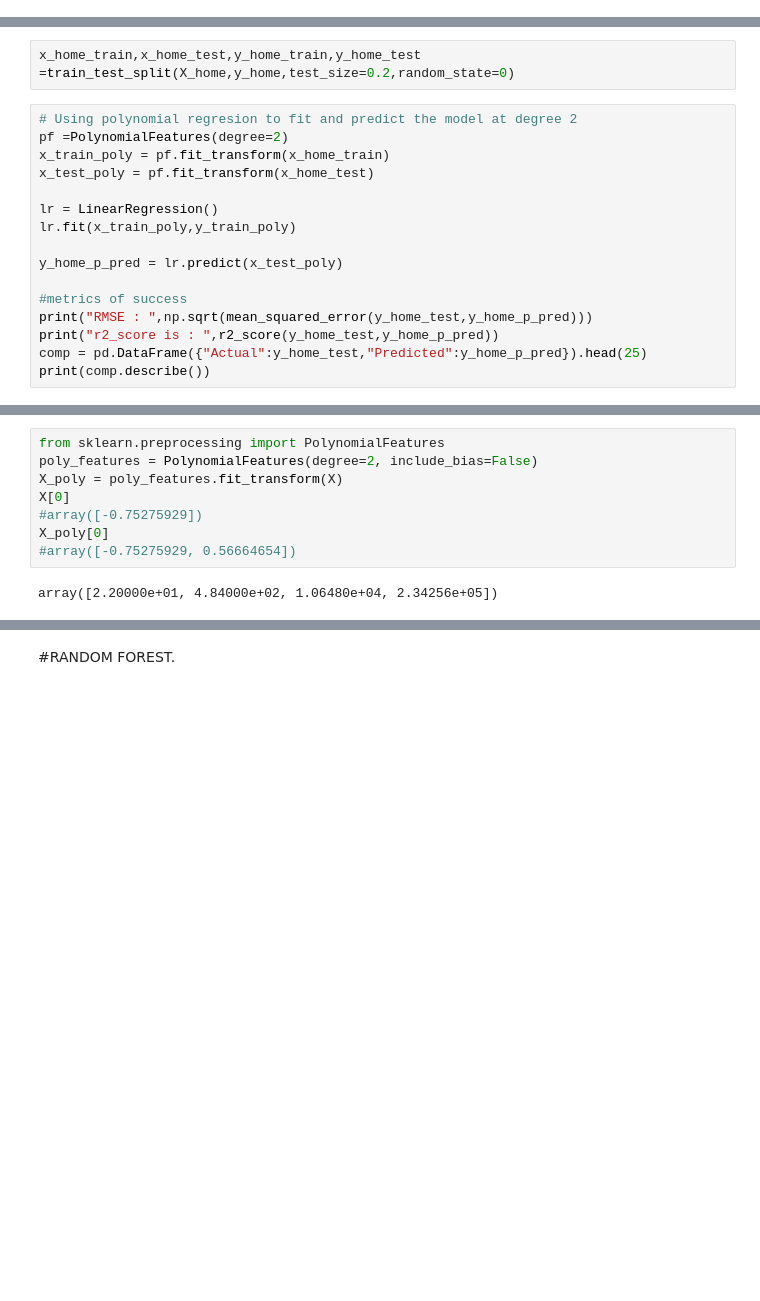
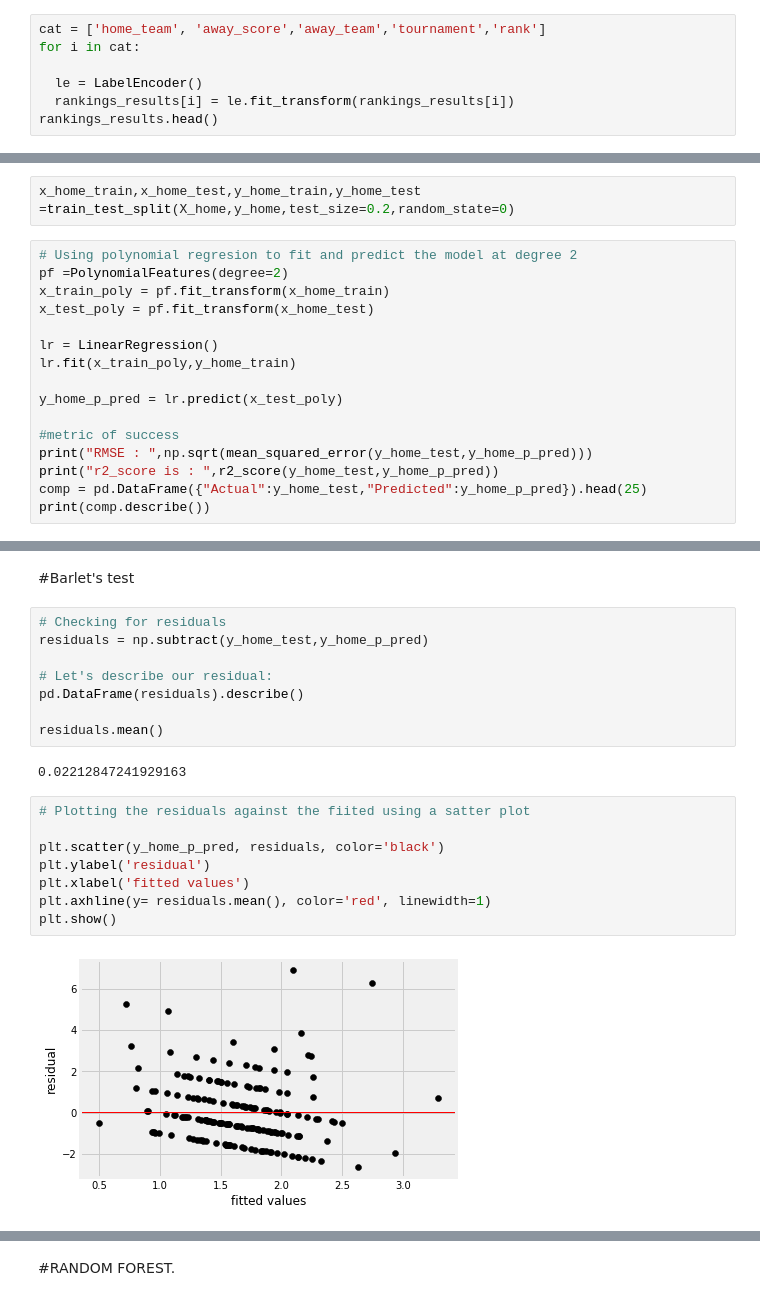
Before and after one commit to theBuluku/mchezo-limited, a Jupyter notebook: Mchezo_Pesa_Limited_.ipynb, the cells around one changed output, grey strips where cells are left out. Saved outputs shown, nothing was run; the diff lists cells and outputs as text; blank space fills up the shorter version.

```diff
--- a/Mchezo_Pesa_Limited_.ipynb
+++ b/Mchezo_Pesa_Limited_.ipynb
@@ -321,2 +340,9 @@ rankings_results.head(6)
 # %% [markdown]
 #POLYNOMIAL REGRESSION.
+# %%
+cat = ['home_team', 'away_score','away_team','tournament','rank']
+for i in cat:
+
+  le = LabelEncoder()
+  rankings_results[i] = le.fit_transform(rankings_results[i])
+rankings_results.head()
@@ -333,11 +366,11 @@ x_train_poly = pf.fit_transform(x_home_train)
 x_test_poly = pf.fit_transform(x_home_test)
 
 lr = LinearRegression()
-lr.fit(x_train_poly,y_train_poly)
+lr.fit(x_train_poly,y_home_train)
 
 y_home_p_pred = lr.predict(x_test_poly)
 
-#metrics of success
+#metric of success
 print("RMSE : ",np.sqrt(mean_squared_error(y_home_test,y_home_p_pred)))
 print("r2_score is : ",r2_score(y_home_test,y_home_p_pred))
 comp = pd.DataFrame({"Actual":y_home_test,"Predicted":y_home_p_pred}).head(25)
@@ -345,10 +390,22 @@ print(comp.describe())
-# %%
-from sklearn.preprocessing import PolynomialFeatures
-poly_features = PolynomialFeatures(degree=2, include_bias=False)
-X_poly = poly_features.fit_transform(X)
-X[0]
-#array([-0.75275929])
-X_poly[0]
-#array([-0.75275929, 0.56664654])
-# %% [output]
-array([2.20000e+01, 4.84000e+02, 1.06480e+04, 2.34256e+05])
+# %% [markdown]
+#Barlet's test
+# %%
+# Checking for residuals
+residuals = np.subtract(y_home_test,y_home_p_pred)
+
+# Let's describe our residual:
+pd.DataFrame(residuals).describe()
+
+residuals.mean()
+# %% [output]
+0.02212847241929163
+# %%
+# Plotting the residuals against the fiited using a satter plot
+
+plt.scatter(y_home_p_pred, residuals, color='black')
+plt.ylabel('residual')
+plt.xlabel('fitted values')
+plt.axhline(y= residuals.mean(), color='red', linewidth=1)
+plt.show()
+# %% [output]
+[figure, added]
```
Also changed, not shown: parts of 13 cells of this notebook.
